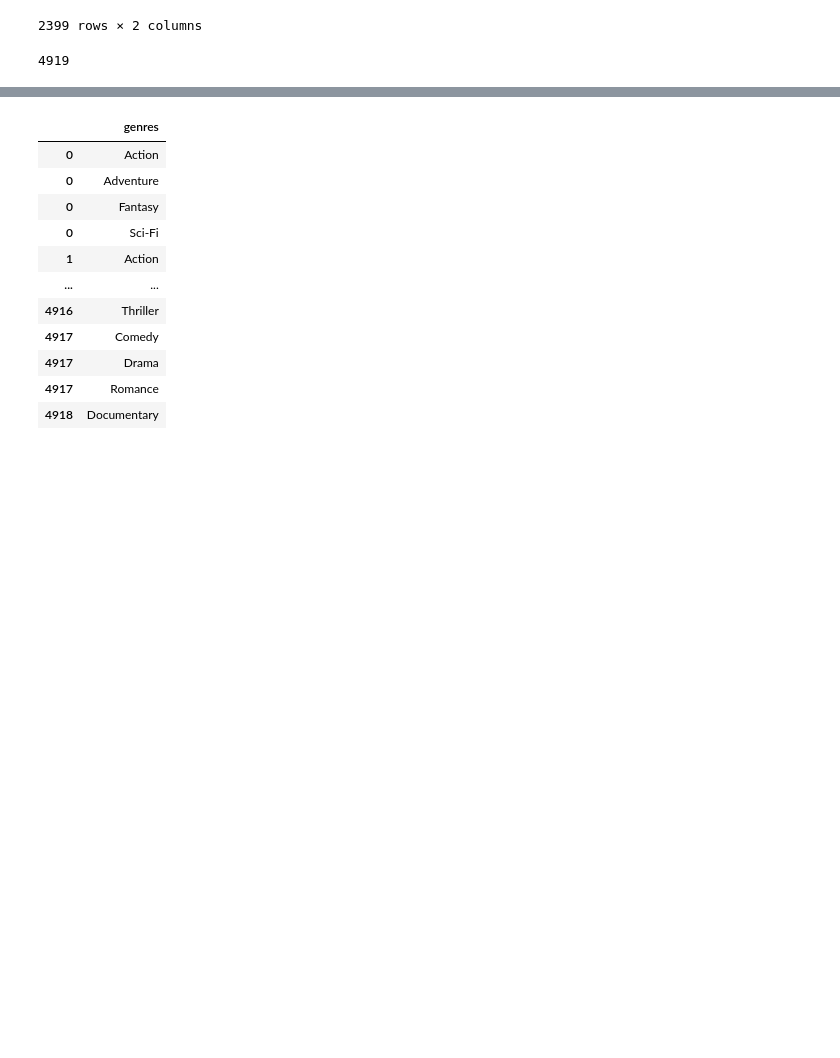
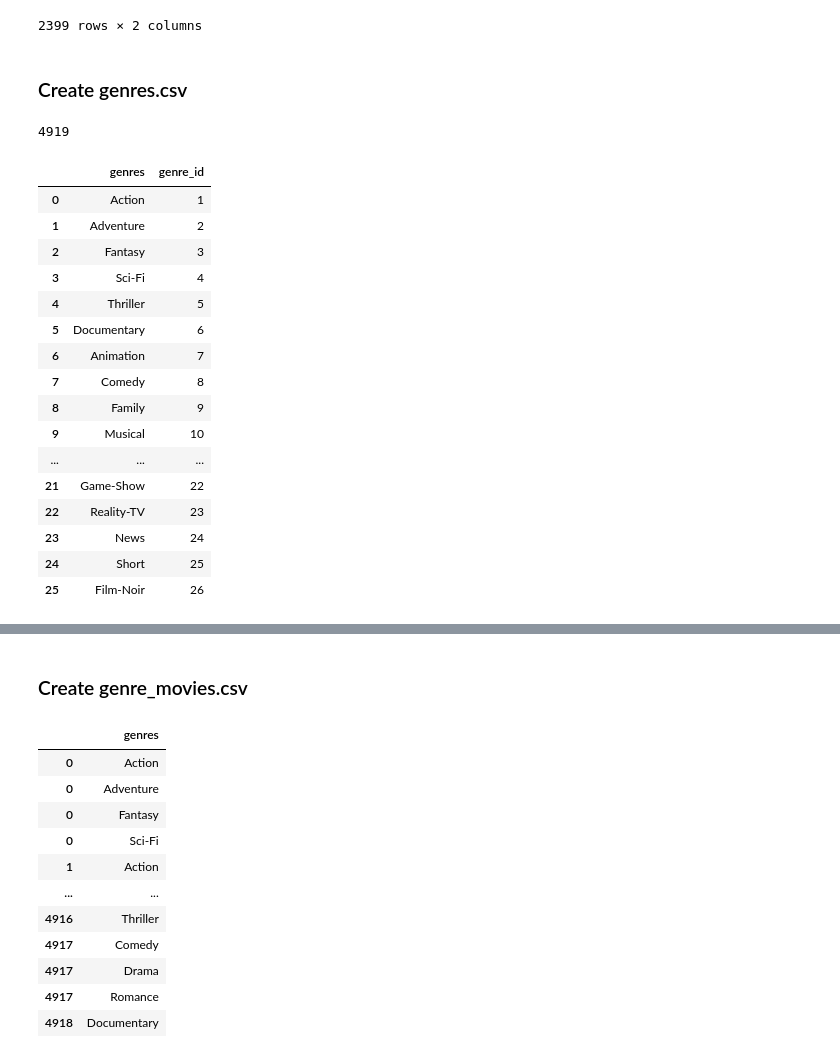
Before and after one commit to DaDrummerthe1st/DATA24HEL_DBT25_uppgift_1, a Jupyter notebook: kunskapskontroll_1.ipynb, the cells around one changed output, grey strips where cells are left out. Saved outputs shown, nothing was run; the diff lists cells and outputs as text; code cells hidden in the pictures; blank space fills up the shorter version.

```diff
--- a/kunskapskontroll_1.ipynb
+++ b/kunskapskontroll_1.ipynb
@@ -688,17 +689,38 @@ directors.to_csv('csv_neo4j/directors.csv', index=False)
 | 2397 | Benjamin Roberds | 2398 |
 | 2398 | Daniel Hsia | 2399 |
 2399 rows × 2 columns
+# %% [markdown]
+### Create genres.csv
 # %%
 print(len(df_movies))
 genres = pd.DataFrame(df_movies.genres.explode()
                       .unique(),
                       columns=['genres'])
 #directors = pd.DataFrame(df_movies_no_na['director_name'].unique(), columns=["director_name"])
 genres['genre_id'] = genres.index + 1
 
-genres.to_csv('csv_neo4j/genres.csv', index=False)
+display(genres)
+
+# genres.to_csv('csv_neo4j/genres.csv', index=False)
 # %% [output]
 4919
+|  | genres | genre_id |
+| 0 | Action | 1 |
+| 1 | Adventure | 2 |
+| 2 | Fantasy | 3 |
+| 3 | Sci-Fi | 4 |
+| 4 | Thriller | 5 |
+| 5 | Documentary | 6 |
+| 6 | Animation | 7 |
+| 7 | Comedy | 8 |
+| 8 | Family | 9 |
+| 9 | Musical | 10 |
+| ... | ... | ... |
+| 21 | Game-Show | 22 |
+| 22 | Reality-TV | 23 |
+| 23 | News | 24 |
+| 24 | Short | 25 |
+| 25 | Film-Noir | 26 |
 # %%
 # RUN ONLY ONCE!
 # df_movies_no_na = pd.merge(df_movies_no_na, directors, on="director_name")
@@ -717,6 +739,8 @@ genres.to_csv('csv_neo4j/genres.csv', index=False)
 | 4917 | 2070597 | Color | Daniel Hsia | 14.0 | 100 | 10443.0 | [Comedy, Drama, Romance] | Shanghai Calling | ... |
 | 4918 | 378407 | Color | Jon Gunn | 43.0 | 90 | 85222.0 | [Documentary] | My Date with Drew | ... |
 4919 rows × 22 columns
+# %% [markdown]
+### Create genre_movies.csv
 # %%
 genre_movies = pd.DataFrame(df_movies_no_na.genres.explode())
 display(genre_movies)
```
Also changed, not shown: parts of 7 cells of this notebook.
